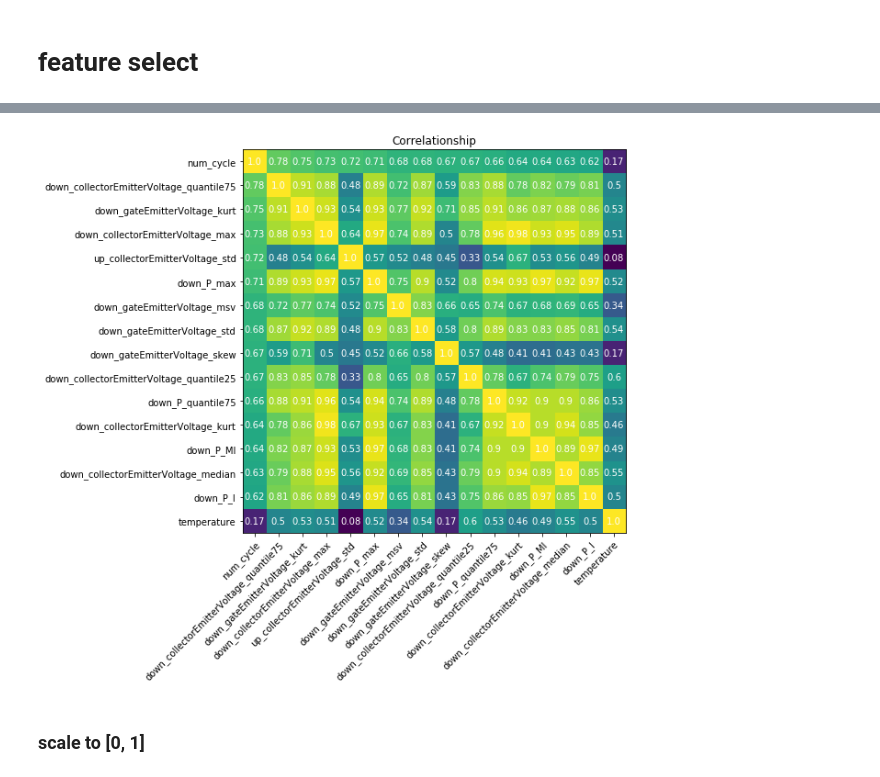
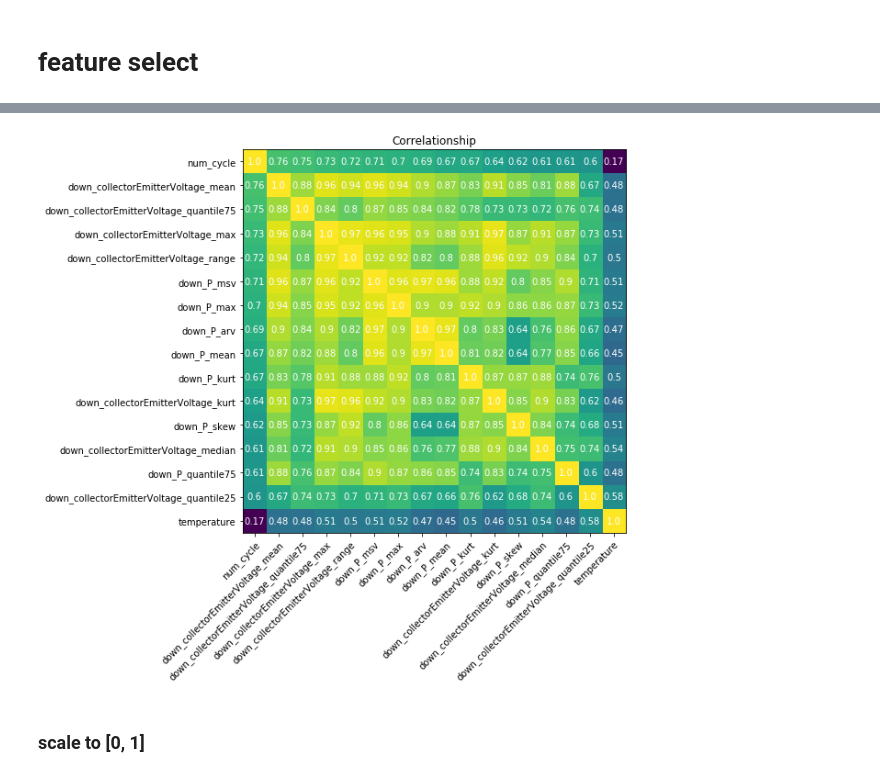
Before and after one commit to gejianwnen/IGBT_NASA, a Jupyter notebook: baseline.ipynb, the cells around one changed output, grey strips where cells are left out. Cells and saved outputs as stored; diff of their text form; code cells hidden in the pictures.

```diff
--- a/baseline.ipynb
+++ b/baseline.ipynb
@@ -268,7 +293,7 @@ plt.savefig('temp/correlationship'+'.png')
 # %%
 # calculate corr
 # train_df = pd.read_csv('./temp/train_feature_df.csv')
-train_df = pd.read_csv('./temp/train_feature_df_outliers.csv')
+train_df = pd.read_csv('./temp/train_feature_df_outliers_subsample.csv')
 # train_df = pd.read_csv('./temp/train_feature_df_outliers_filter.csv')
 corr_df = train_df.corr().abs()
 
@@ -277,7 +302,7 @@ cols = train_df.columns.values
 del_cols = []
 for i in range(cols.size):
     for j in range(i+1,cols.size,1):
-        if(corr_df.iloc[i,j]>0.99):
+        if(corr_df.iloc[i,j]>0.98):
             if(cols[j] not in del_cols):
                 del_cols.append(cols[j])
 print("length of delete cols:",len(del_cols))
@@ -315,21 +336,21 @@ feature length: 23
 # %%
 from myHeatMap import *
 if 'temperature' not in cols:
     cols = np.append(cols,'temperature')
 
 # train_df = pd.read_csv('./temp/train_feature_df.csv')
-train_df = pd.read_csv('./temp/train_feature_df_outliers.csv')
+train_df = pd.read_csv('./temp/train_feature_df_outliers_subsample.csv')
 # train_df = pd.read_csv('./temp/train_df_scale.csv')
 feature_df = train_df.loc[:,cols]
 feature_df.to_csv('./temp/useful_feature_df.csv',index = False)
 corr_df = feature_df.corr().abs()
 corr_df.to_csv("temp/correlationship_usefue_features.csv")
 # plot
 im =np.abs(corr_df.values)
 im = im.round(2)
 myHeatMap(im,cols,cols)
 # %% [output]
-[figure, old version]
+[figure, new version]
 # %% [markdown]
 ### scale to [0, 1]
 # %%
```
Also changed, not shown: parts of 14 cells of this notebook, 3 other files.
